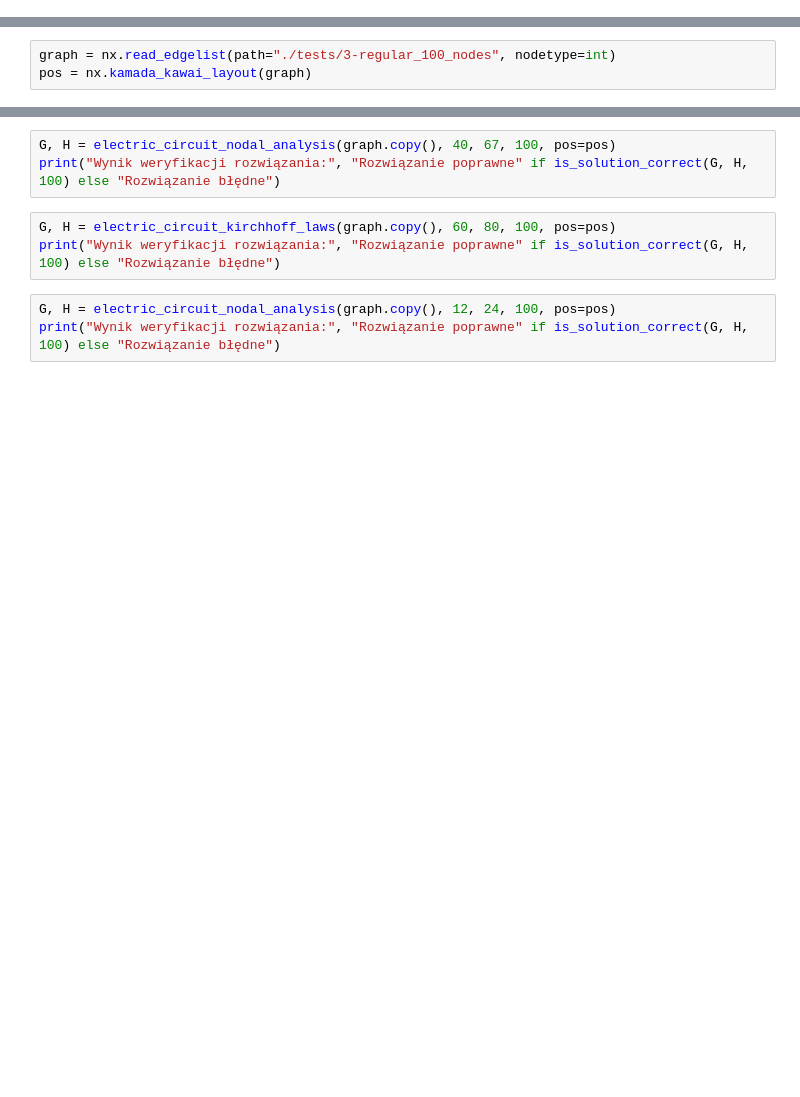
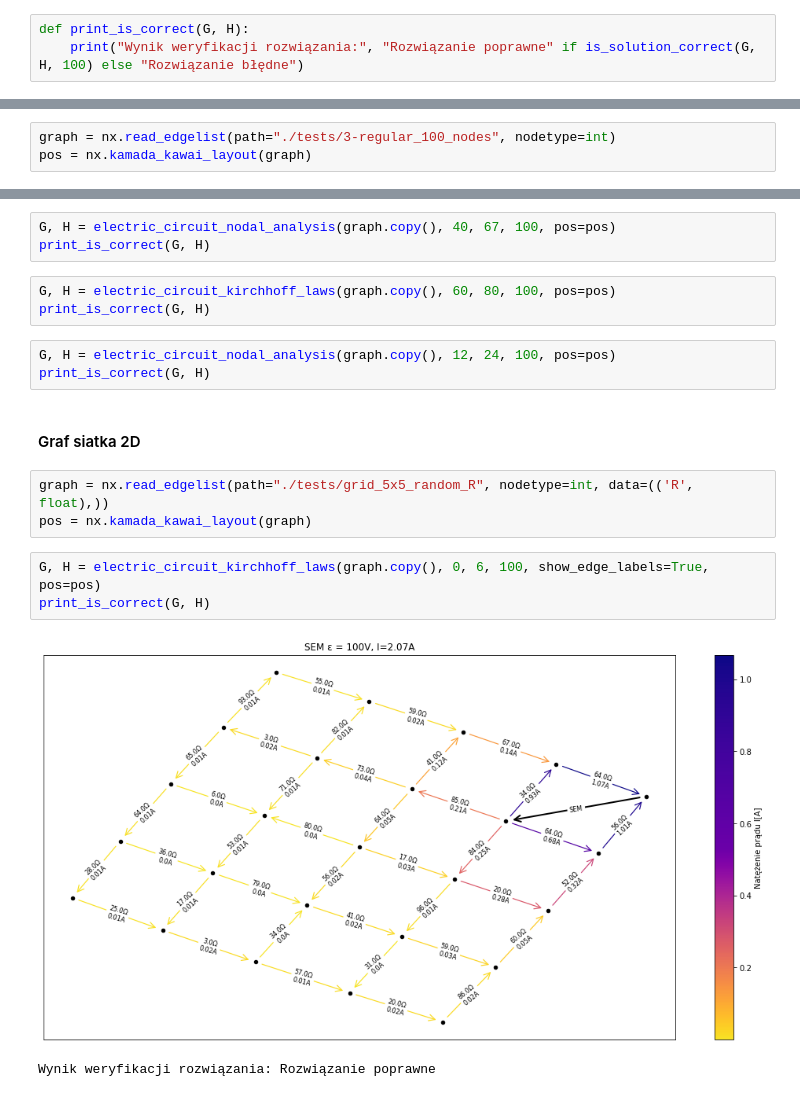
Before and after one commit to xRaw27/MOwNiT_WIET_2022, a Jupyter notebook: Lab2/lab2.ipynb, the cells around one changed output, grey strips where cells are left out. Drawn from its saved outputs; the diff is of its cells as text; blank space fills up the shorter version.

```diff
--- a/Lab2/lab2.ipynb
+++ b/Lab2/lab2.ipynb
@@ -181,6 +244,9 @@ Działanie programu:
  - Dla mniejszych grafów wyświetlane są etykiety przedstawiające rezystanję krawędzi oraz obliczną wartość natężenia prądu. Opry dla tych grafów zostały przypisane losowo.
  - Aby przedstawić działanie obu sposobów ( prawa Kirchoffa I, II oraz metoda potencjałów węzłowych) są one używane podczas testów na zmianę.
  - Każdy wynik jest dodatkowo weryfikowany przez funkcję is_solution_correct.
+# %%
+def print_is_correct(G, H):
+    print("Wynik weryfikacji rozwiązania:", "Rozwiązanie poprawne" if is_solution_correct(G, H, 100) else "Rozwiązanie błędne")
 # %% [markdown]
 #### Spójny graf losowy (Erdos-Renyi)
 # %% [markdown]
@@ -209,9 +275,20 @@ print("Wynik weryfikacji rozwiązania:", "Rozwiązanie poprawne" if is_solution_
 # %%
 G, H = electric_circuit_nodal_analysis(graph.copy(), 40, 67, 100, pos=pos)
-print("Wynik weryfikacji rozwiązania:", "Rozwiązanie poprawne" if is_solution_correct(G, H, 100) else "Rozwiązanie błędne")
+print_is_correct(G, H)
 # %%
 G, H = electric_circuit_kirchhoff_laws(graph.copy(), 60, 80, 100, pos=pos)
-print("Wynik weryfikacji rozwiązania:", "Rozwiązanie poprawne" if is_solution_correct(G, H, 100) else "Rozwiązanie błędne")
+print_is_correct(G, H)
 # %%
 G, H = electric_circuit_nodal_analysis(graph.copy(), 12, 24, 100, pos=pos)
-print("Wynik weryfikacji rozwiązania:", "Rozwiązanie poprawne" if is_solution_correct(G, H, 100) else "Rozwiązanie błędne")
+print_is_correct(G, H)
+# %% [markdown]
+#### Graf siatka 2D
+# %%
+graph = nx.read_edgelist(path="./tests/grid_5x5_random_R", nodetype=int, data=(('R', float),))
+pos = nx.kamada_kawai_layout(graph)
+# %%
+G, H = electric_circuit_kirchhoff_laws(graph.copy(), 0, 6, 100, show_edge_labels=True, pos=pos)
+print_is_correct(G, H)
+# %% [output]
+[figure, added]
+Wynik weryfikacji rozwiązania: Rozwiązanie poprawne
```
Also changed, not shown: parts of 30 cells of this notebook, 3 other files.
